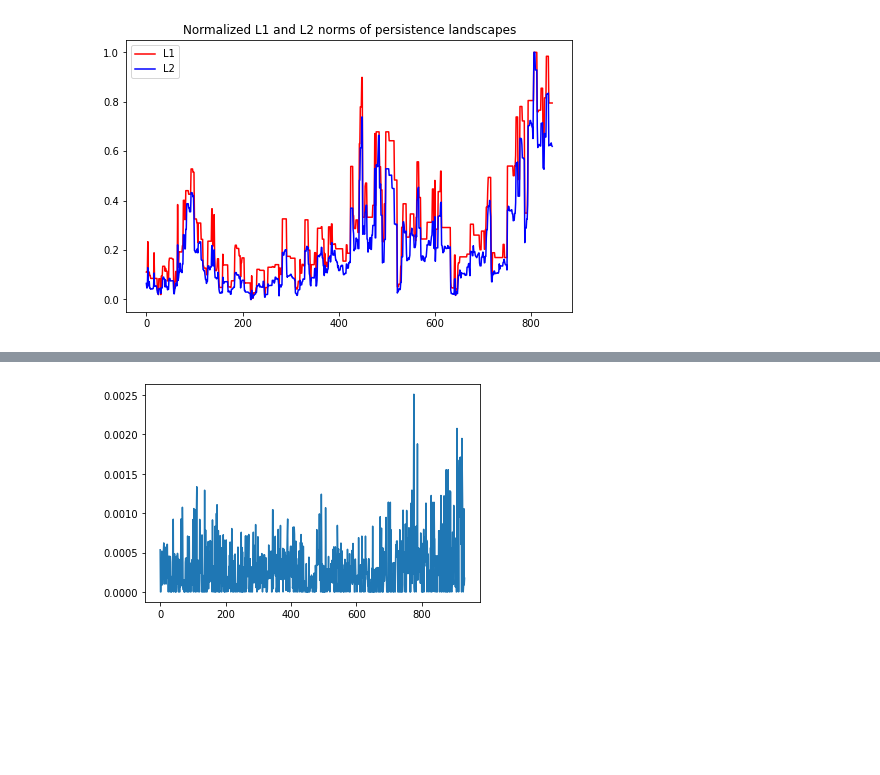
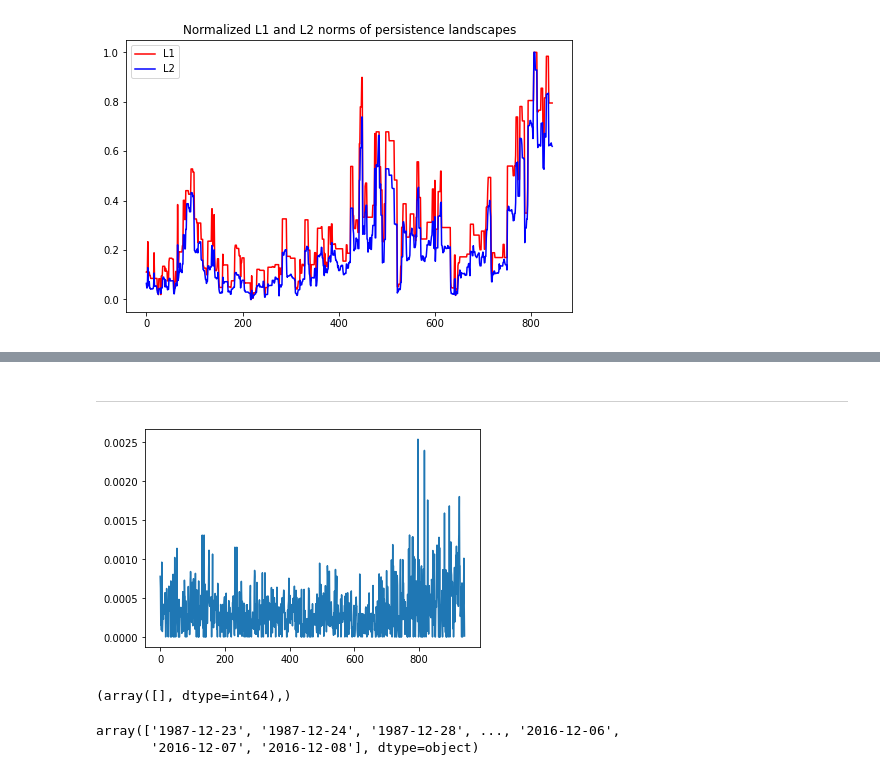
Before and after one commit to vinckama/GMDA-TDAForFinancial, a Jupyter notebook: GMDA-notebook.ipynb, the cells around one changed output, grey strips where cells are left out. Saved outputs shown, nothing was run; the diff lists cells and outputs as text; code cells hidden in the pictures; blank space fills up the shorter version.

```diff
--- a/GMDA-notebook.ipynb
+++ b/GMDA-notebook.ipynb
@@ -204,3 +366,5 @@ plot_norms('1997-01-03', '2000-05-10', 50)
+# %% [markdown]
+------
 # %%
 def get_bottleneck_distance(w):
     bn = np.zeros(len(dates))
@@ -232,6 +396,15 @@ def plot_bottleneck(start_date, end_date, w):
     plt.plot(bn_r)
     plt.show()
 # %%
-plot_bottleneck('2005-01-03', '2008-09-16', 50)
+plot_bottleneck('2005-01-03', '2008-09-30', 80)
 # %% [output]
-[figure, old version]
+[figure, new version]
+# %%
+np.where(dates == '1999-01-01')
+# %% [output]
+(array([], dtype=int64),)
+# %%
+dates
+# %% [output]
+array(['1987-12-23', '1987-12-24', '1987-12-28', ..., '2016-12-06',
+       '2016-12-07', '2016-12-08'], dtype=object)
```
Also changed, not shown: parts of 16 cells of this notebook.
